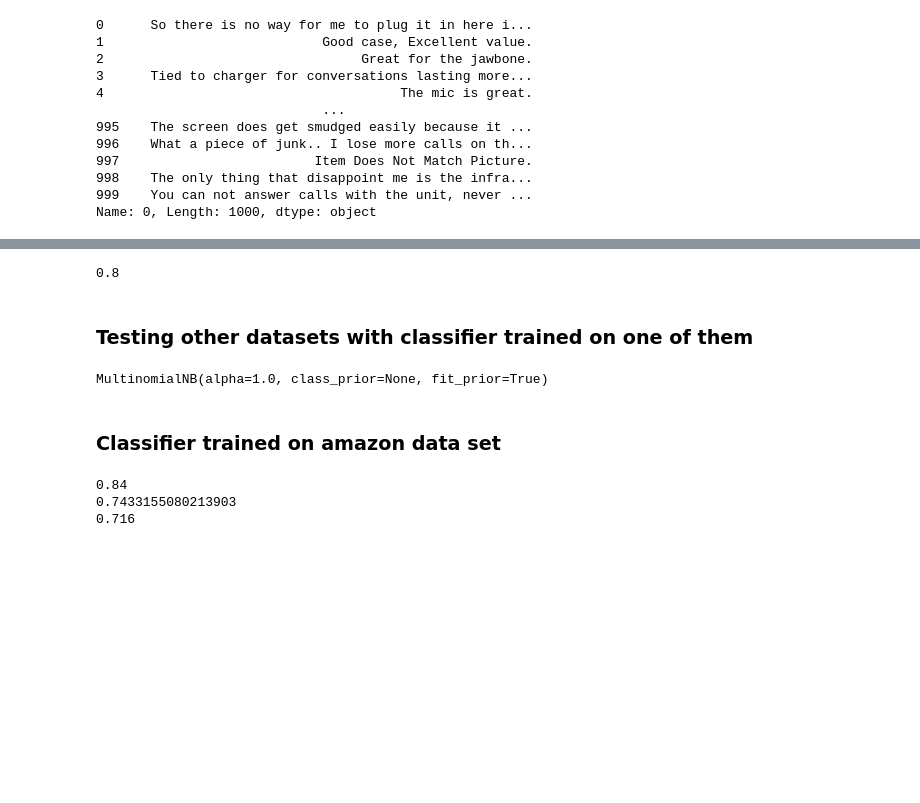
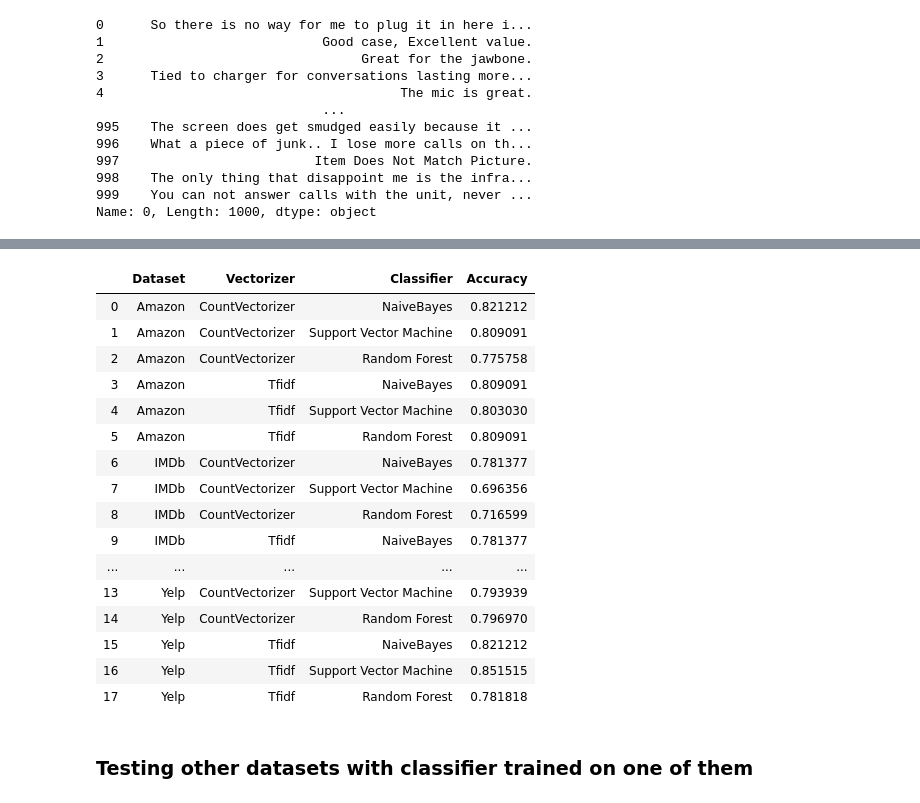
Before and after one commit to greghvk/eksploracja_danych_projekt, a Jupyter notebook: Eksploracja_projekt.ipynb, the cells around one changed output, grey strips where cells are left out. Cells and saved outputs as stored; diff of their text form; code cells hidden in the pictures; blank space fills up the shorter version.

```diff
--- a/Eksploracja_projekt.ipynb
+++ b/Eksploracja_projekt.ipynb
@@ -210,10 +189,10 @@ i_svm.score(X_test_i, y_test_i)
-# %%
-count_vect_y = CountVectorizer()
-y_vec = count_vect_y.fit_transform(yelp[0])
-X_train_y, X_test_y, y_train_y, y_test_y = train_test_split(y_vec, yelp[1])
-
-y_svm = MultinomialNB()
-y_svm.fit(X_train_y, y_train_y)
-y_svm.score(X_test_y, y_test_y)
-# %% [output]
-0.8
+# %%
+nb_classifier = MultinomialNB()
+svc_classifier = SVC(C=1.0, kernel='linear', degree=3, gamma='auto')
+forest_classifier = RandomForestClassifier(n_estimators=100)
+# %%
+def evaluate_pre_class(text, labels, preprocessor, classifier):
+    transformed = preprocessor.fit_transform(text)
+    X_train, X_test, y_train, y_test = train_test_split(transformed, labels, test_size=0.33, random_state=43)
+    classifier.fit(X_train, y_train)
+    return classifier.score(X_test, y_test)
@@ -220,2 +212,22 @@ y_svm.score(X_test_y, y_test_y)
+# %%
+basic_results
+# %% [output]
+|  | Dataset | Vectorizer | Classifier | Accuracy |
+| 0 | Amazon | CountVectorizer | NaiveBayes | 0.821212 |
+| 1 | Amazon | CountVectorizer | Support Vector Machine | 0.809091 |
+| 2 | Amazon | CountVectorizer | Random Forest | 0.775758 |
+| 3 | Amazon | Tfidf | NaiveBayes | 0.809091 |
+| 4 | Amazon | Tfidf | Support Vector Machine | 0.803030 |
+| 5 | Amazon | Tfidf | Random Forest | 0.809091 |
+| 6 | IMDb | CountVectorizer | NaiveBayes | 0.781377 |
+| 7 | IMDb | CountVectorizer | Support Vector Machine | 0.696356 |
+| 8 | IMDb | CountVectorizer | Random Forest | 0.716599 |
+| 9 | IMDb | Tfidf | NaiveBayes | 0.781377 |
+| ... | ... | ... | ... | ... |
+| 13 | Yelp | CountVectorizer | Support Vector Machine | 0.793939 |
+| 14 | Yelp | CountVectorizer | Random Forest | 0.796970 |
+| 15 | Yelp | Tfidf | NaiveBayes | 0.821212 |
+| 16 | Yelp | Tfidf | Support Vector Machine | 0.851515 |
+| 17 | Yelp | Tfidf | Random Forest | 0.781818 |
 # %% [markdown]
 ### Testing other datasets with classifier trained on one of them
@@ -228,30 +233,0 @@ full_corpus = count_vect_f.fit(joined_reviews)
-# %%
-af_vec = count_vect_f.transform(amazon[0])
-X_train_af, X_test_af, y_train_af, y_test_af = train_test_split(af_vec, amazon[1])
-
-if_vec = count_vect_f.transform(imdb[0])
-X_train_if, X_test_if, y_train_if, y_test_if = train_test_split(if_vec, imdb[1])
-
-yf_vec = count_vect_f.transform(yelp[0])
-X_train_yf, X_test_yf, y_train_yf, y_test_yf = train_test_split(yf_vec, yelp[1])
-
-af_svm = MultinomialNB()
-af_svm.fit(X_train_af, y_train_af)
-
-yf_svm = MultinomialNB()
-yf_svm.fit(X_train_yf, y_train_yf)
-
-if_svm = MultinomialNB()
-if_svm.fit(X_train_if, y_train_if)
-# %% [output]
-MultinomialNB(alpha=1.0, class_prior=None, fit_prior=True)
-# %% [markdown]
-### Classifier trained on amazon data set
-# %%
-print(af_svm.score(X_test_af, y_test_af))
-print(af_svm.score(X_test_if, y_test_if))
-print(af_svm.score(X_test_yf, y_test_yf))
-# %% [output]
-0.84
-0.7433155080213903
-0.716
```
Also changed, not shown: parts of 47 cells of this notebook.
